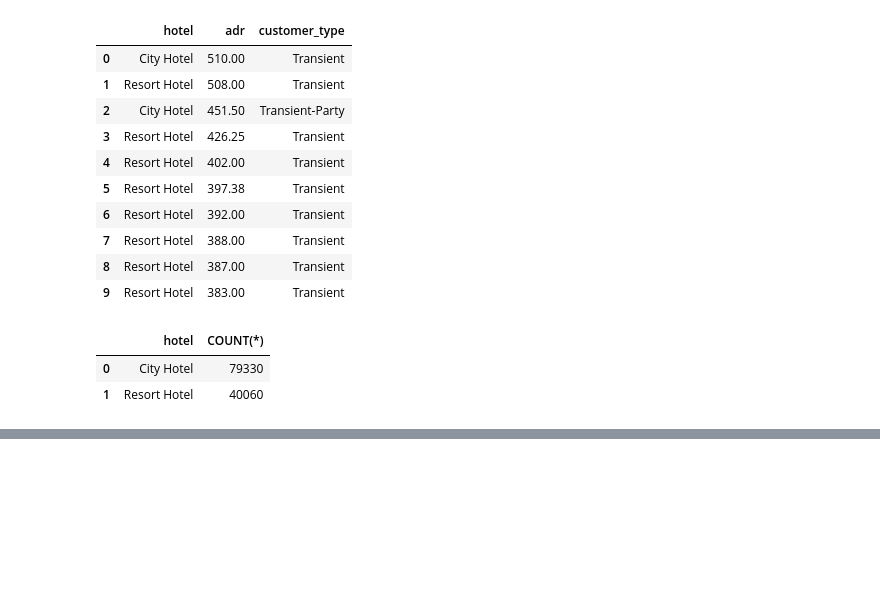
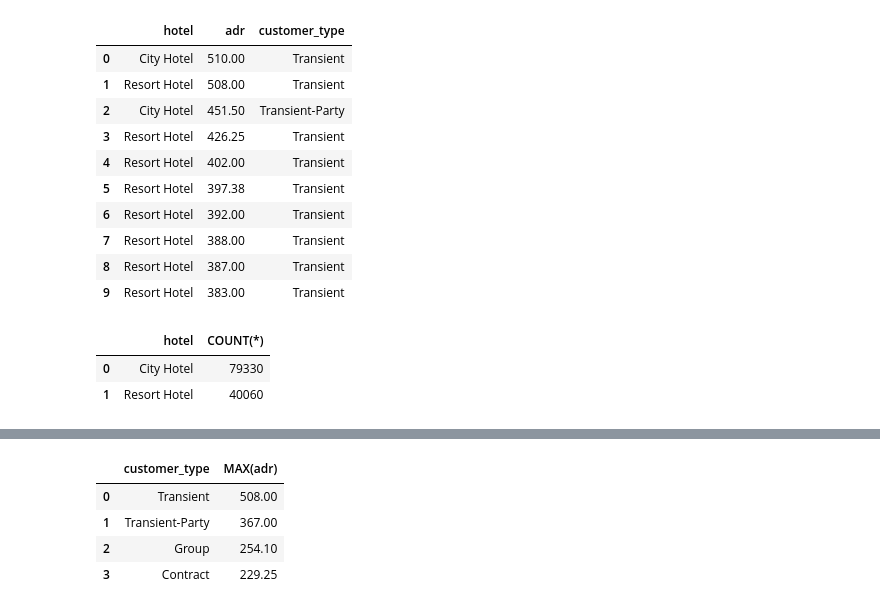
Before and after one commit to TanzeerCR7/stayiq-hotel-analytics, a Jupyter notebook: notebooks/exploration/01_first_look.ipynb, the cells around one changed output, grey strips where cells are left out. Saved outputs shown, nothing was run; the diff lists cells and outputs as text; code cells hidden in the pictures; blank space fills up the shorter version.

```diff
--- a/notebooks/exploration/01_first_look.ipynb
+++ b/notebooks/exploration/01_first_look.ipynb
@@ -348,0 +386,16 @@ result
+# %%
+query = """
+SELECT customer_type, MAX(adr)
+FROM bookings
+WHERE hotel = 'Resort Hotel'
+GROUP BY customer_type
+ORDER BY MAX(adr) DESC;
+"""
+result = pd.read_sql_query(query, conn)
+result
+# %% [output]
+|  | customer_type | MAX(adr) |
+| 0 | Transient | 508.00 |
+| 1 | Transient-Party | 367.00 |
+| 2 | Group | 254.10 |
+| 3 | Contract | 229.25 |
```
Also changed, not shown: parts of 2 cells of this notebook.
